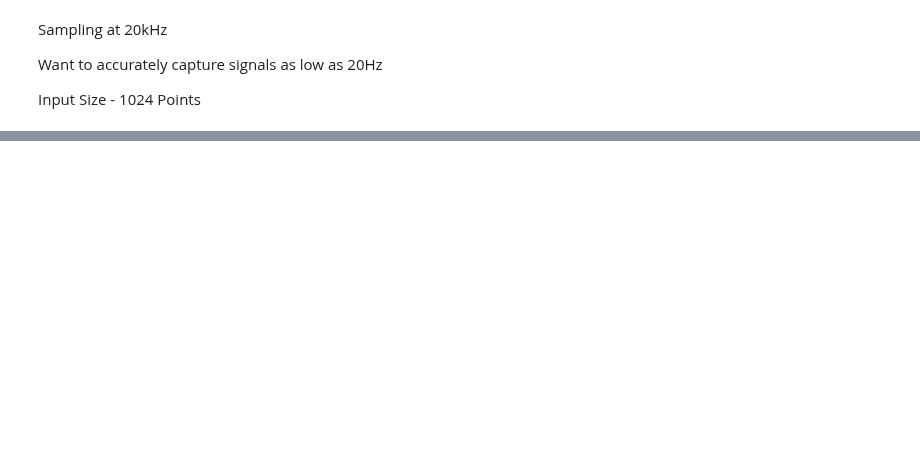
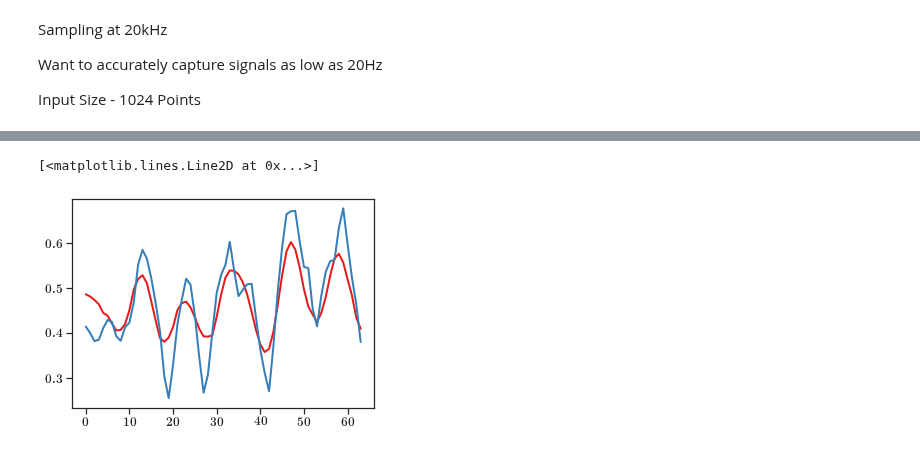
Before and after one commit to danielnewman09/Dissertation, a Jupyter notebook: Dissertation-Notebooks/Chapter-6/Autoencoder-Vib.ipynb, the cells around one changed output, grey strips where cells are left out. Drawn from its saved outputs; the diff is of its cells as text; code cells hidden in the pictures; blank space fills up the shorter version.

```diff
--- a/Dissertation-Notebooks/Chapter-6/Autoencoder-Vib.ipynb
+++ b/Dissertation-Notebooks/Chapter-6/Autoencoder-Vib.ipynb
@@ -686,0 +50,39 @@ array([ 2,  4,  8, 16])
+# %%
+dataPoints = 4096
+
+trainDF = pd.read_csv('Experiment-3-Data/Vib_train_pruned.csv')
+testDF = pd.read_csv('Experiment-3-Data/Vib_test_pruned.csv')
+
+X_train = trainDF.loc[:, trainDF.columns != 'dateTime'].values.astype(np.float32)
+X_test = testDF.loc[:, testDF.columns != 'dateTime'].values.astype(np.float32)
+Y_train = np.loadtxt('Experiment-3-Data/Y_train_pruned.txt',delimiter=',')
+Y_test = np.loadtxt('Experiment-3-Data/Y_test_pruned.txt',delimiter=',')
+
+first_good_train = np.argwhere(Y_train[:,0] == 0).flatten()[0]
+first_good_test = np.argwhere(Y_test[:,0] == 0).flatten()[0]
+
+X_train_healthy = X_train[first_good_train:,:dataPoints]
+X_valid_healthy = X_test[first_good_test:,:dataPoints]
+X_train_unhealthy = X_train[:first_good_train,:dataPoints]
+X_valid_unhealthy = X_test[:first_good_test,:dataPoints]
+
+X_train_healthy = X_train_healthy.reshape(X_train_healthy.shape[0] * 4,int(X_train_healthy.shape[1] / 4))
+X_valid_healthy = X_valid_healthy.reshape(X_valid_healthy.shape[0] * 4,int(X_valid_healthy.shape[1] / 4))
+X_train_unhealthy = X_train_unhealthy.reshape(X_train_unhealthy.shape[0] * 4,int(X_train_unhealthy.shape[1] / 4))
+X_valid_unhealthy = X_valid_unhealthy.reshape(X_valid_unhealthy.shape[0] * 4,int(X_valid_unhealthy.shape[1] / 4))
+
+
+np.random.shuffle(X_train_healthy)
+np.random.shuffle(X_valid_healthy)
+np.random.shuffle(X_train_unhealthy)
+np.random.shuffle(X_valid_unhealthy)
+
+X = []
+
+X.append(X_train_healthy)
+X.append(X_valid_healthy)
+X.append(X_train_unhealthy)
+X.append(X_valid_unhealthy)
+
+for i in range(len(X)):
+    X[i] = (X[i] + 2.5) / 5
@@ -686,0 +278,6 @@ array([ 2,  4,  8, 16])
+# %%
+plt.plot(X_conv_ae[0][0,:64])
+plt.plot(X[0][0,:64])
+# %% [output]
+[<matplotlib.lines.Line2D at 0x...>]
+[figure, added]
```
Also changed, not shown: parts of 50 cells of this notebook, 44 other files.
